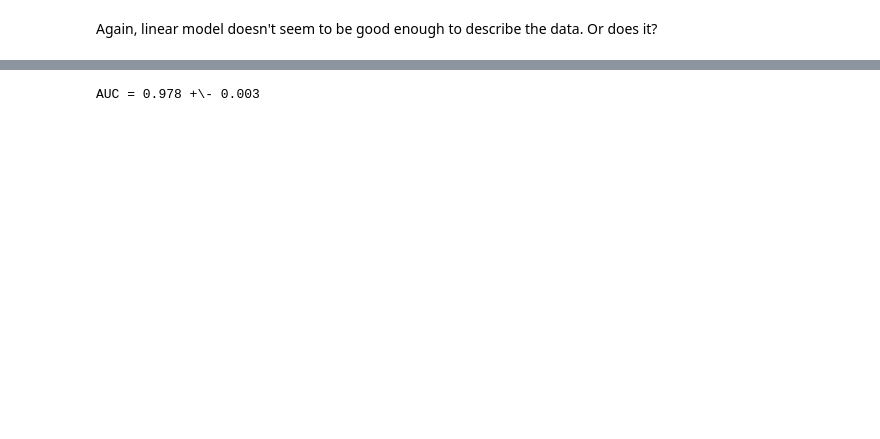
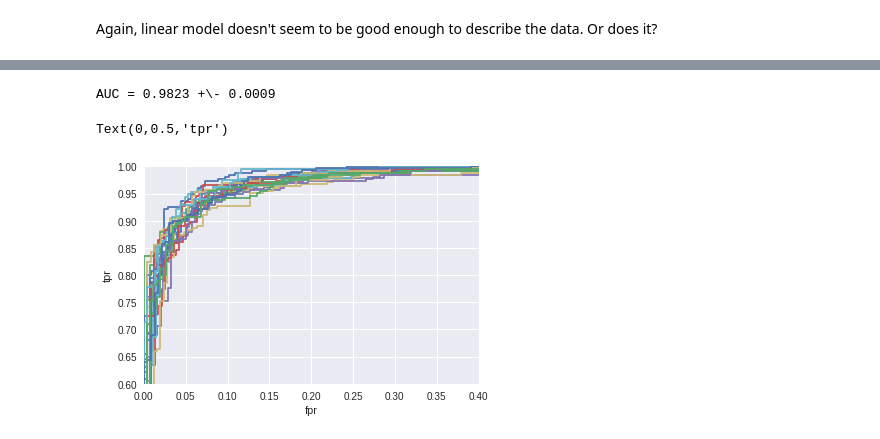
Before and after one commit to SiLiKhon/HEPStatsSeminar, a Jupyter notebook: seminar2/LinearModels_ToyData.ipynb, the cells around one changed output, grey strips where cells are left out. Cells and saved outputs as stored; diff of their text form; code cells hidden in the pictures; blank space fills up the shorter version.

```diff
--- a/seminar2/LinearModels_ToyData.ipynb
+++ b/seminar2/LinearModels_ToyData.ipynb
@@ -393,9 +397,15 @@ def test_model(features, n_splits=30):
   return np.array(aucs)
 # %%
 N = 20
-aucs = test_model(features, n_splits=N)
-print("AUC = {:.3f} +\- {:.3f}".format(aucs.mean(), aucs.std() / N**0.5))
+aucs = test_model(features, n_splits=N, plot=True)
+print("AUC = {:.4f} +\- {:.4f}".format(aucs.mean(), aucs.std() / N**0.5))
+plt.xlim(0, 0.4)
+plt.ylim(0.6, 1)
+plt.xlabel('fpr')
+plt.ylabel('tpr')
 # %% [output]
-AUC = 0.978 +\- 0.003
+AUC = 0.9823 +\- 0.0009
+Text(0,0.5,'tpr')
+[figure, added]
 # %%
 plt.figure(figsize=(7, 0.7))
```
Also changed, not shown: parts of 5 cells of this notebook.
